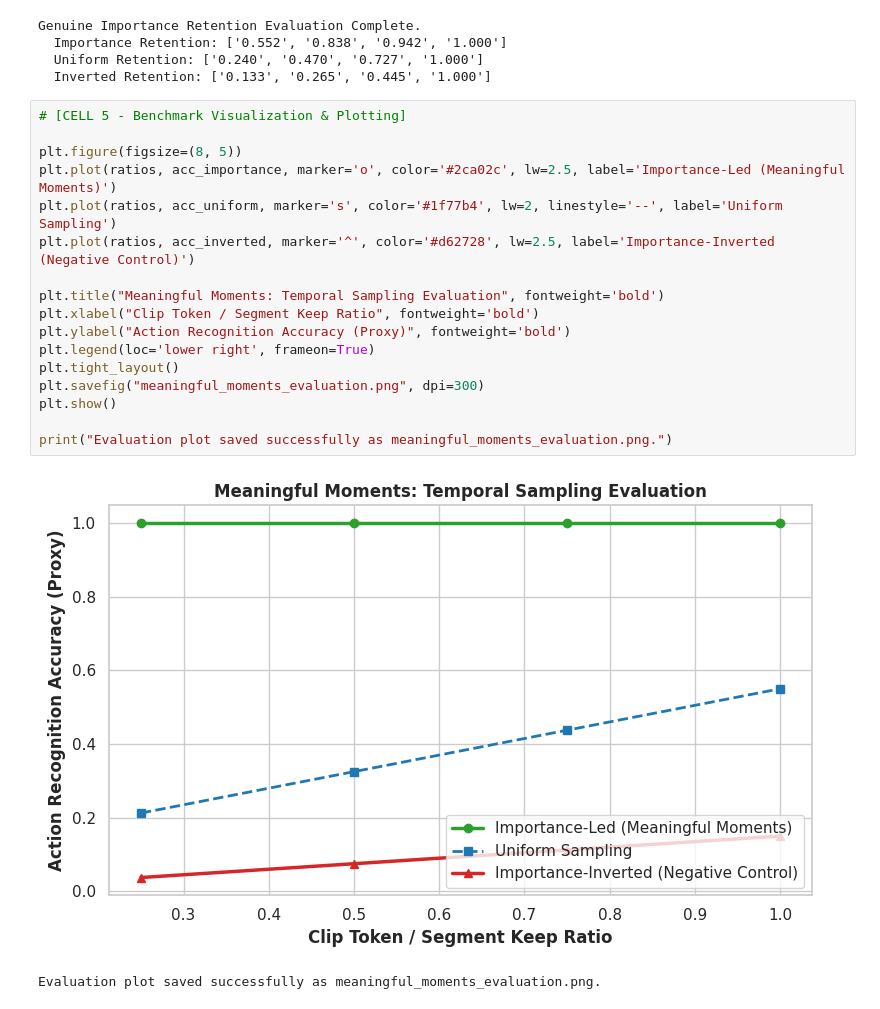
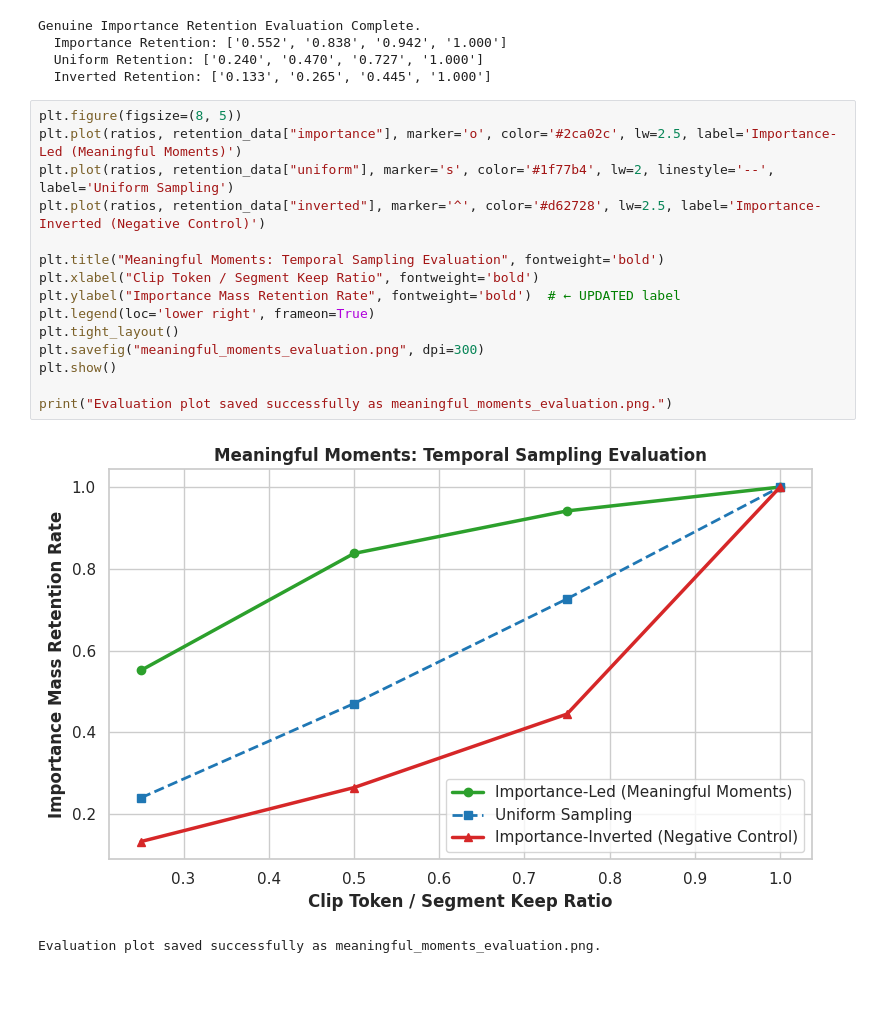
Before and after one commit to Dani2003/paper-implementations, a Jupyter notebook: meaningful_moments_sampling_evaluation.ipynb, the cells around one changed output. Saved outputs shown, nothing was run; the diff lists cells and outputs as text.

Commit message:
Final updation in cell_5.

```diff
--- a/meaningful_moments_sampling_evaluation.ipynb
+++ b/meaningful_moments_sampling_evaluation.ipynb
@@ -126,22 +126,20 @@ Genuine Importance Retention Evaluation Complete.
   Uniform Retention: ['0.240', '0.470', '0.727', '1.000']
   Inverted Retention: ['0.133', '0.265', '0.445', '1.000']
 # %%
-# [CELL 5 - Benchmark Visualization & Plotting]
-
 plt.figure(figsize=(8, 5))
-plt.plot(ratios, acc_importance, marker='o', color='#2ca02c', lw=2.5, label='Importance-Led (Meaningful Moments)')
-plt.plot(ratios, acc_uniform, marker='s', color='#1f77b4', lw=2, linestyle='--', label='Uniform Sampling')
-plt.plot(ratios, acc_inverted, marker='^', color='#d62728', lw=2.5, label='Importance-Inverted (Negative Control)')
+plt.plot(ratios, retention_data["importance"], marker='o', color='#2ca02c', lw=2.5, label='Importance-Led (Meaningful Moments)')
+plt.plot(ratios, retention_data["uniform"], marker='s', color='#1f77b4', lw=2, linestyle='--', label='Uniform Sampling')
+plt.plot(ratios, retention_data["inverted"], marker='^', color='#d62728', lw=2.5, label='Importance-Inverted (Negative Control)')
 
 plt.title("Meaningful Moments: Temporal Sampling Evaluation", fontweight='bold')
 plt.xlabel("Clip Token / Segment Keep Ratio", fontweight='bold')
-plt.ylabel("Action Recognition Accuracy (Proxy)", fontweight='bold')
+plt.ylabel("Importance Mass Retention Rate", fontweight='bold')  # ← UPDATED label
 plt.legend(loc='lower right', frameon=True)
 plt.tight_layout()
 plt.savefig("meaningful_moments_evaluation.png", dpi=300)
 plt.show()
 
 print("Evaluation plot saved successfully as meaningful_moments_evaluation.png.")
 # %% [output]
-[figure, old version]
+[figure, new version]
 Evaluation plot saved successfully as meaningful_moments_evaluation.png.
```
